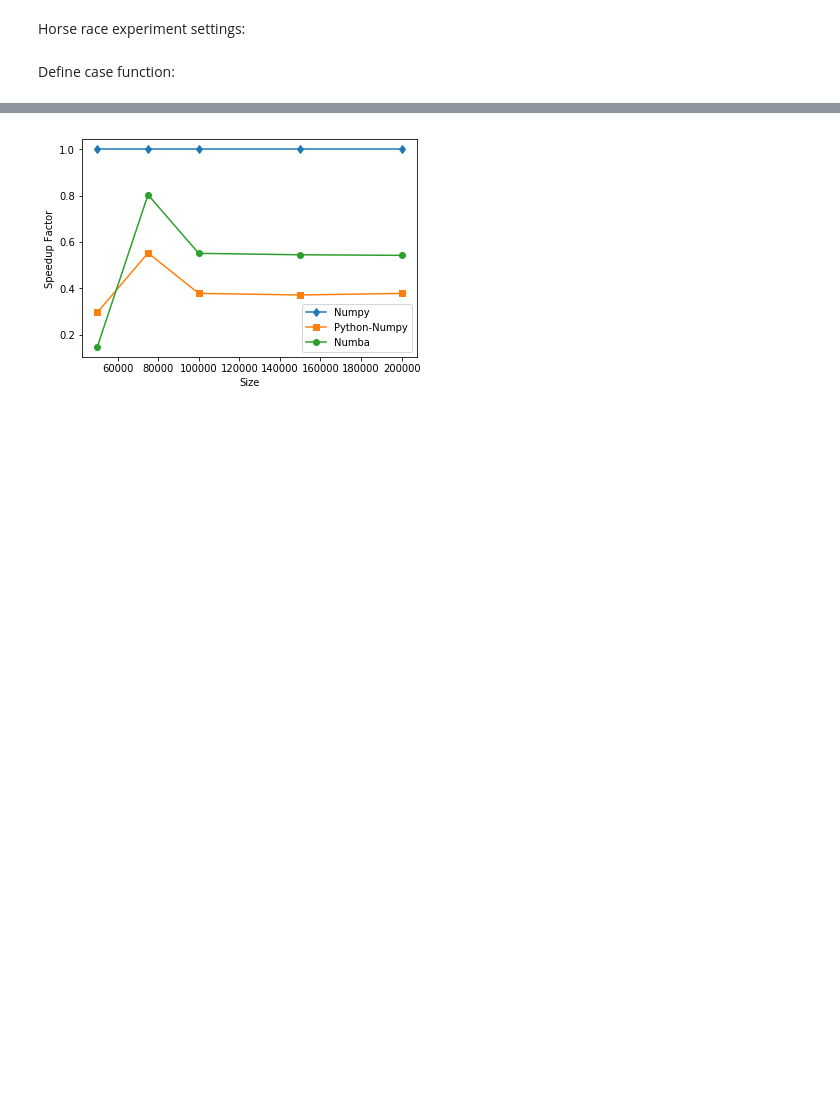
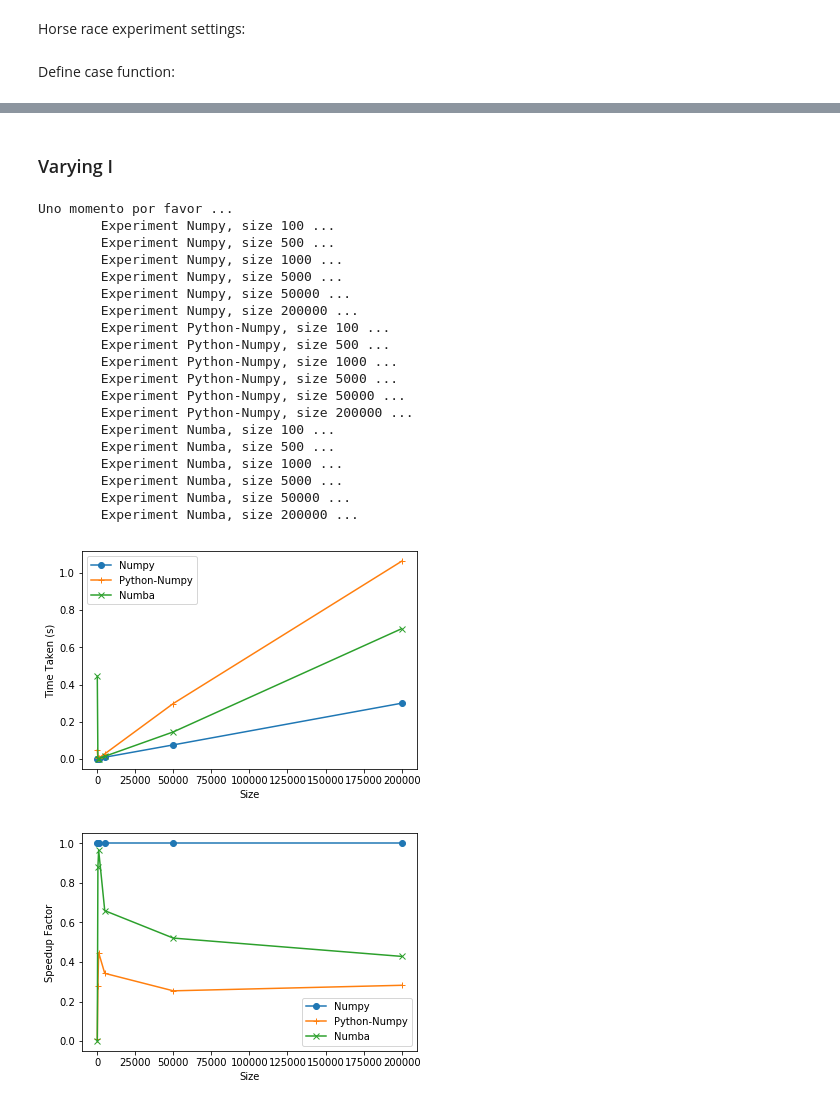
Before and after one commit to phantomachine/jupyter, a Jupyter notebook: einsum_experiment.ipynb, the cells around one changed output, grey strips where cells are left out. Drawn from its saved outputs; the diff is of its cells as text; code cells hidden in the pictures; blank space fills up the shorter version.

```diff
--- a/einsum_experiment.ipynb
+++ b/einsum_experiment.ipynb
@@ -68,13 +68,3 @@ def einsum_ijk_njit(A, B, C):
 ## Horse Race
 # %% [markdown]
 Horse race experiment settings:
-# %%
-# Methods
-keys = ["Numpy", "Python-Numpy", "Numba"]
-
-# Size experiments i dimension
-I_list = [50000, 75000, 100000, 150000, 200000]
-
-# Fix (j,k) dimensions
-J = 3
-K = 200
@@ -130,2 +124,24 @@ Uno momento por favor ...
+# %%
+def plot_experiments_time(experiments, keys):
+    markers = itertools.cycle(('o', '+', 'x', 'd', 's'))
+    for idx_key, key in enumerate(keys):
+        x = experiments["size"]
+        y = experiments[key]
+        plt.plot(x, y, marker = next(markers), label=key)
+    plt.ylabel("Time Taken (s)")
+    plt.xlabel("Size")
+    plt.legend()
+    plt.show()
+# %%
+def plot_experiments_speedup(experiments, keys):
+    markers = itertools.cycle(('o', '+', 'x', 'd', 's'))
+    for idx_key, key in enumerate(keys):
+        x = experiments["size"]
+        y = np.asarray(experiments["Numpy"] / np.asarray(experiments[key]))
+        plt.plot(x, y, marker = next(markers), label=key)
+    plt.ylabel("Speedup Factor")
+    plt.xlabel("Size")
+    plt.legend()
+    plt.show()
 # %%
 %matplotlib inline
@@ -145,11 +148,29 @@ plt.show()
-# %%
-for idx_key, key in enumerate(keys):
-    x = experiments["size"]
-    y = np.asarray(experiments["Numpy"] / np.asarray(experiments[key]))
-    plt.plot(x, y, marker = next(markers), label=key)
-plt.ylabel("Speedup Factor")
-plt.xlabel("Size")
-plt.legend()
-plt.show()
-# %% [output]
-[figure, removed]
+# %% [markdown]
+### Varying I
+# %%
+I, J, K = 200000, 3, 200
+experiments = run_experiments(I,J,K, experiment="I")
+plot_experiments_time(experiments, keys)
+plot_experiments_speedup(experiments, keys)
+# %% [output]
+Uno momento por favor ...
+        Experiment Numpy, size 100 ...
+        Experiment Numpy, size 500 ...
+        Experiment Numpy, size 1000 ...
+        Experiment Numpy, size 5000 ...
+        Experiment Numpy, size 50000 ...
+        Experiment Numpy, size 200000 ...
+        Experiment Python-Numpy, size 100 ...
+        Experiment Python-Numpy, size 500 ...
+        Experiment Python-Numpy, size 1000 ...
+        Experiment Python-Numpy, size 5000 ...
+        Experiment Python-Numpy, size 50000 ...
+        Experiment Python-Numpy, size 200000 ...
+        Experiment Numba, size 100 ...
+        Experiment Numba, size 500 ...
+        Experiment Numba, size 1000 ...
+        Experiment Numba, size 5000 ...
+        Experiment Numba, size 50000 ...
+        Experiment Numba, size 200000 ...
+[figure, added]
+[figure, added]
```
Also changed, not shown: parts of 9 cells of this notebook.
